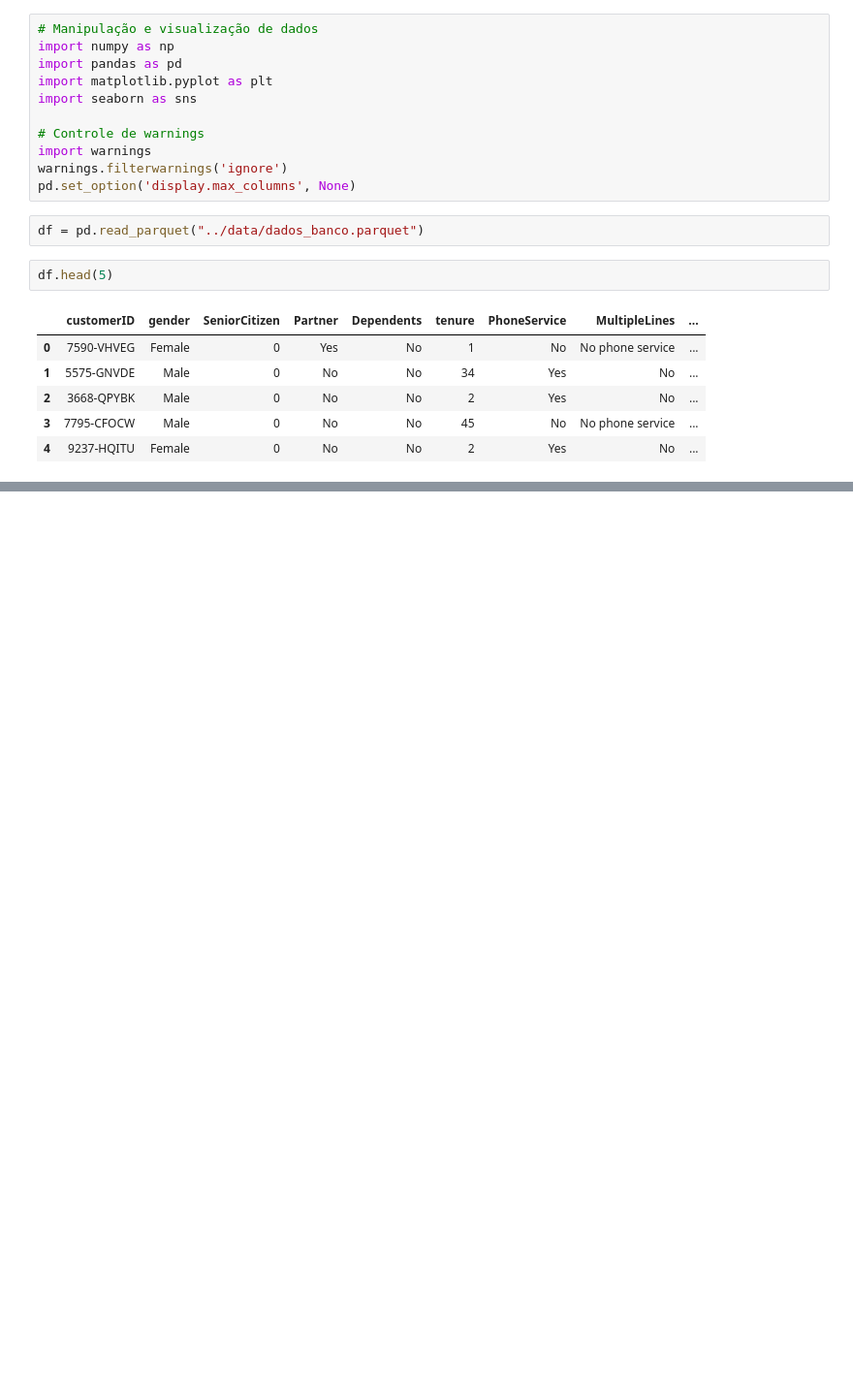
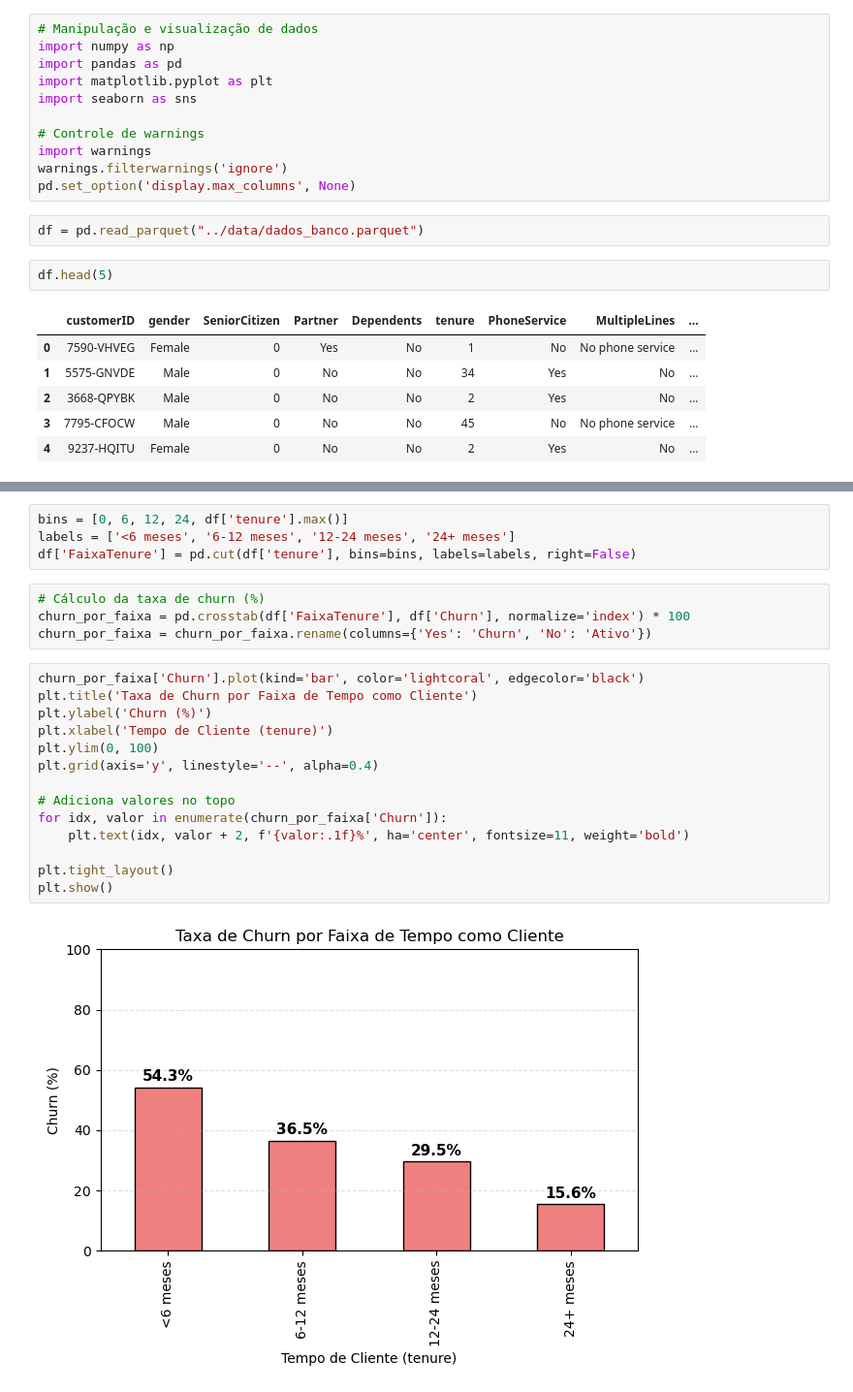
Before and after one commit to milenoepifanio/ML_Churn_Telecom, a Jupyter notebook: scr/1 - EAD.ipynb, the cells around one changed output, grey strips where cells are left out. Shown at 97% size. Drawn from its saved outputs; the diff is of its cells as text; blank space fills up the shorter version.

```diff
--- a/scr/1 - EAD.ipynb
+++ b/scr/1 - EAD.ipynb
@@ -56,0 +294,24 @@ df.head(5)
+# %%
+bins = [0, 6, 12, 24, df['tenure'].max()]
+labels = ['<6 meses', '6-12 meses', '12-24 meses', '24+ meses']
+df['FaixaTenure'] = pd.cut(df['tenure'], bins=bins, labels=labels, right=False)
+# %%
+# Cálculo da taxa de churn (%)
+churn_por_faixa = pd.crosstab(df['FaixaTenure'], df['Churn'], normalize='index') * 100
+churn_por_faixa = churn_por_faixa.rename(columns={'Yes': 'Churn', 'No': 'Ativo'})
+# %%
+churn_por_faixa['Churn'].plot(kind='bar', color='lightcoral', edgecolor='black')
+plt.title('Taxa de Churn por Faixa de Tempo como Cliente')
+plt.ylabel('Churn (%)')
+plt.xlabel('Tempo de Cliente (tenure)')
+plt.ylim(0, 100)
+plt.grid(axis='y', linestyle='--', alpha=0.4)
+
+# Adiciona valores no topo
+for idx, valor in enumerate(churn_por_faixa['Churn']):
+    plt.text(idx, valor + 2, f'{valor:.1f}%', ha='center', fontsize=11, weight='bold')
+
+plt.tight_layout()
+plt.show()
+# %% [output]
+[figure, added]
```
Also changed, not shown: parts of 12 cells of this notebook.
